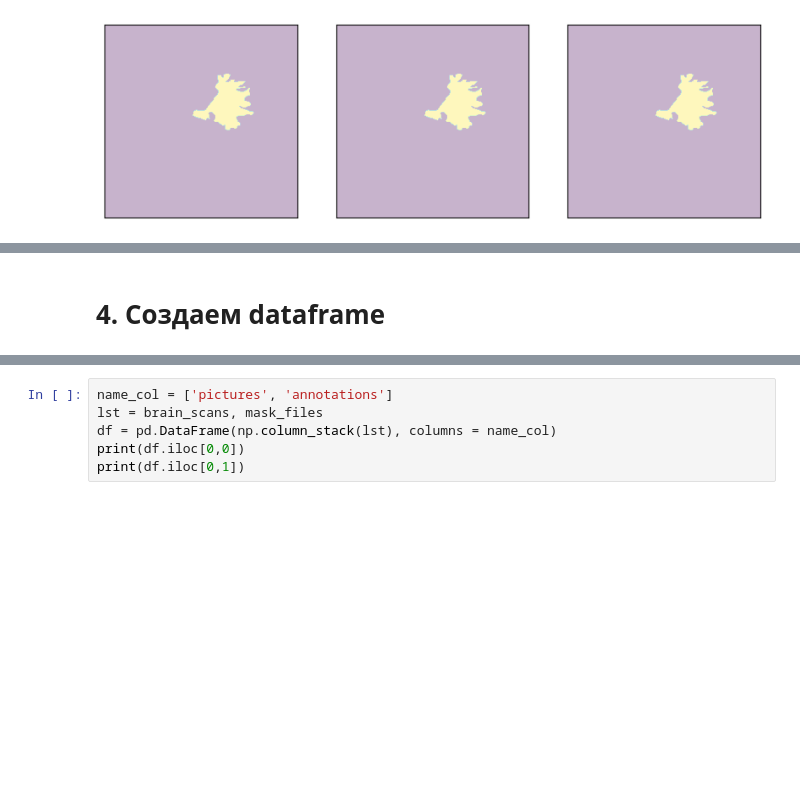
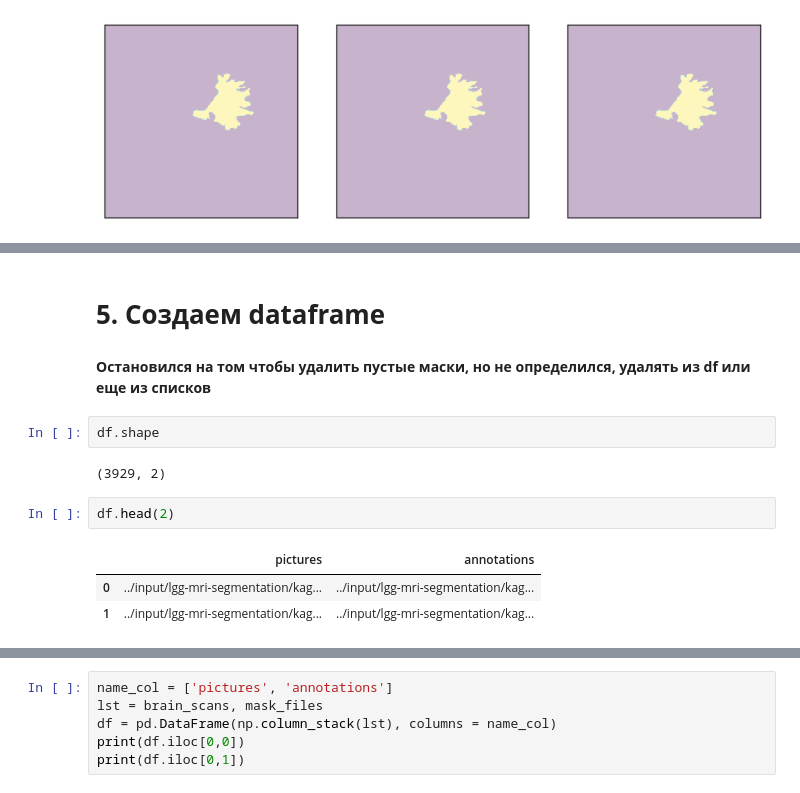
Before and after one commit to kraken114/Kaggle, a Jupyter notebook: brain-2-unet-pytorch.ipynb, the cells around one changed output, grey strips where cells are left out. Saved outputs shown, nothing was run; the diff lists cells and outputs as text; blank space fills up the shorter version.

```diff
--- a/brain-2-unet-pytorch.ipynb
+++ b/brain-2-unet-pytorch.ipynb
@@ -145,2 +164,14 @@ plt.show()
 # %% [markdown]
-# **4. Создаем dataframe**
+# **5. Создаем dataframe**
+# %% [markdown]
+**Остановился на том чтобы удалить пустые маски, но не определился, удалять из df или еще из списков**
+# %%
+df.shape
+# %% [output]
+(3929, 2)
+# %%
+df.head(2)
+# %% [output]
+|  | pictures | annotations |
+| 0 | ../input/lgg-mri-segmentation/kag... | ../input/lgg-mri-segmentation/kag... |
+| 1 | ../input/lgg-mri-segmentation/kag... | ../input/lgg-mri-segmentation/kag... |
```
Also changed, not shown: parts of 9 cells of this notebook.
